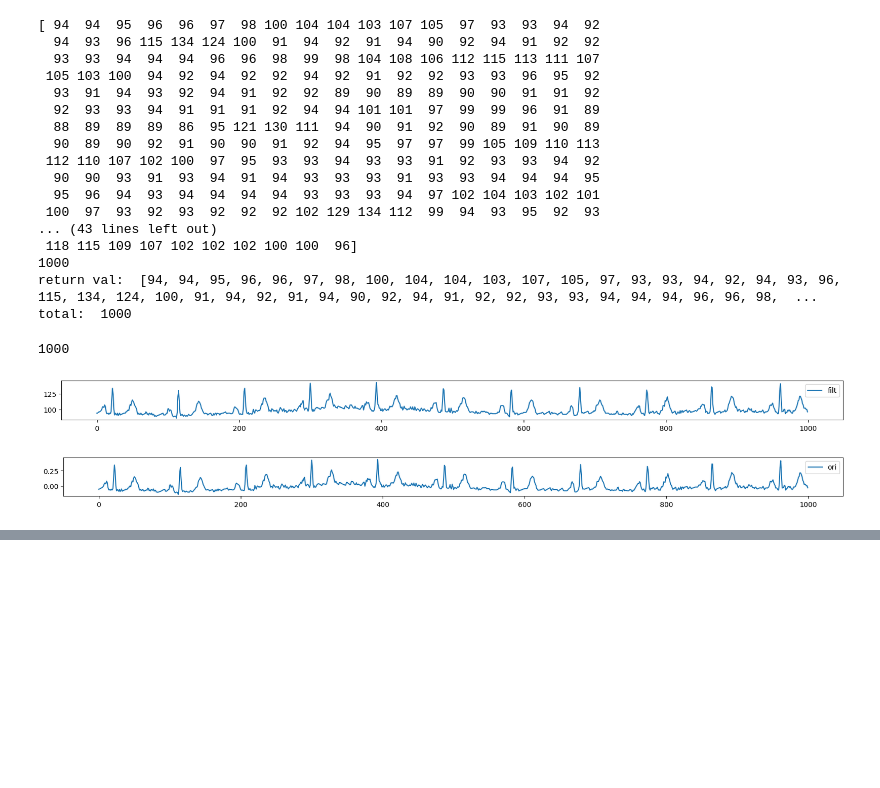
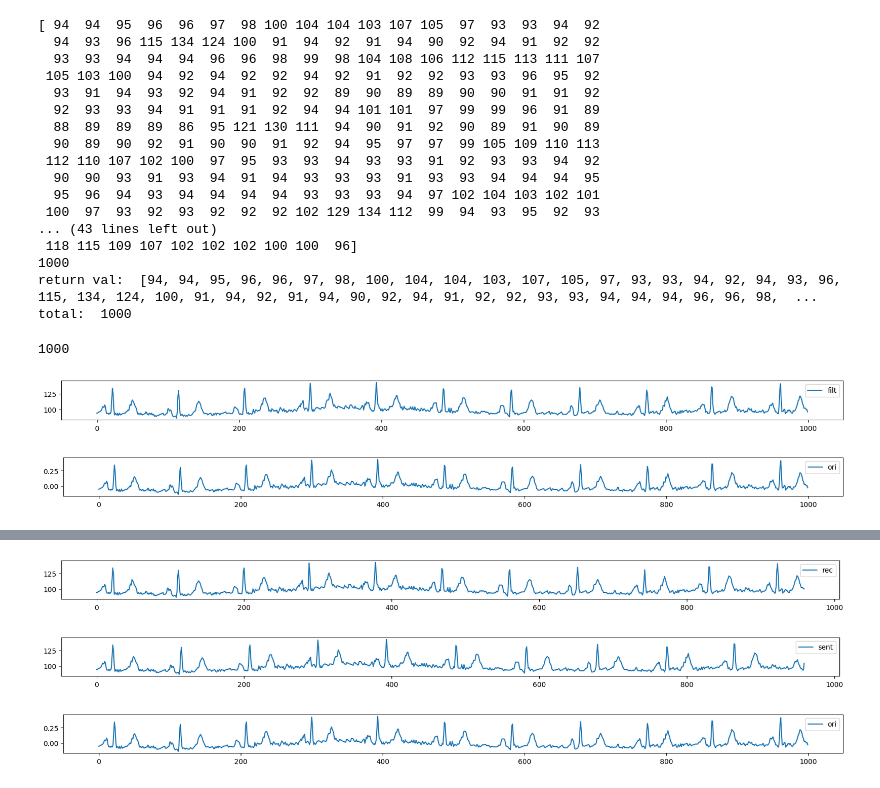
Before and after one commit to Orion1071/ecg_project_2, a Jupyter notebook: ptb_models_test/serial_transfer.ipynb, the cells around one changed output, grey strips where cells are left out. Saved outputs shown, nothing was run; the diff lists cells and outputs as text; code cells hidden in the pictures; blank space fills up the shorter version.

```diff
--- a/ptb_models_test/serial_transfer.ipynb
+++ b/ptb_models_test/serial_transfer.ipynb
@@ -93,0 +98,14 @@ plt.show()
+# %%
+ser.open()
+# values = bytearray([4, 9, 62, 144, 56, 30, 147, 3, 210, 89, 111, 78, 184, 151, 17, 129])
+send_values = X[0,:,1]
+send_values = (X[0,:,1] * 100 + 100).astype(np.uint)
+# print(send_values)
+# print(len(send_values))
+values = bytearray(send_values)
+# print(len(values))
+for i in range(0,len(send_values), 50):
+    ser.write(send_values[i:i+50])
+    time.sleep(1)
+
+ser.close()
@@ -93,0 +134,19 @@ plt.show()
+# %%
+plt.figure(figsize = (20,1))
+plt.plot(cmp, label="rec")
+plt.legend()
+plt.show()
+
+plt.figure(figsize = (20,1))
+plt.plot(send_values[0:960], label="sent")
+plt.legend()
+plt.show()
+
+plt.figure(figsize = (20,1))
+plt.plot(X[0,:,1], label="ori")
+plt.legend()
+plt.show()
+# %% [output]
+[figure, added]
+[figure, added]
+[figure, added]
```
Also changed, not shown: parts of 2 cells of this notebook, 6 other files.
